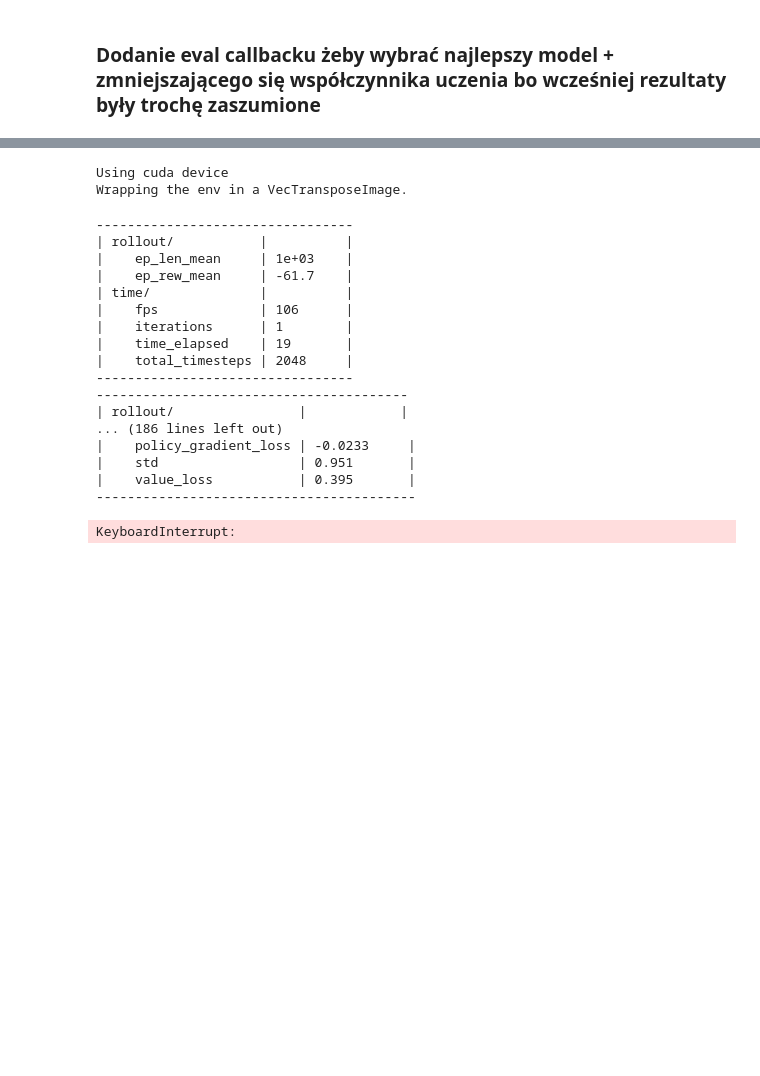
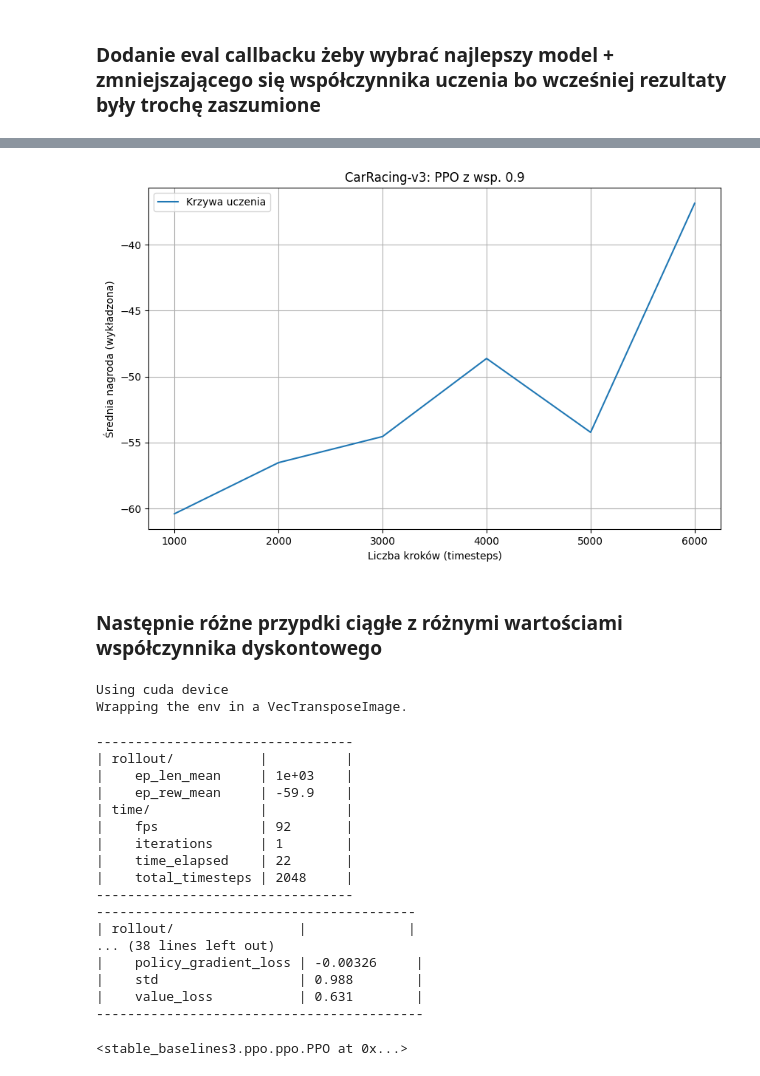
Before and after one commit to KlimaJaroslaw/InteligencjaObliczeniowa, a Jupyter notebook: proj03/proj3.ipynb, the cells around one changed output, grey strips where cells are left out. Saved outputs shown, nothing was run; the diff lists cells and outputs as text; code cells hidden in the pictures; blank space fills up the shorter version.

```diff
--- a/proj03/proj3.ipynb
+++ b/proj03/proj3.ipynb
@@ -368,7 +514,16 @@ class BestRewardLogger(BaseCallback):
+# %%
+plot_comparison(
+    log_dirs=["./logs/cont_09/"],
+    labels=["Krzywa uczenia"],
+    title="CarRacing-v3: PPO z wsp. 0.9"
+)
+# %% [output]
+[figure, added]
+# %% [markdown]
+### Następnie różne przypdki ciągłe z różnymi wartościami współczynnika dyskontowego
 # %%
-from stable_baselines3.common.callbacks import EvalCallback
 env_car = gym.make("CarRacing-v3",render_mode="rgb_array",continuous=True)
-env_car = Monitor(env_car,log_dir)
+env_car = Monitor(env_car,log_dir_cont_99)
 env_car = DummyVecEnv([lambda: env_car])
 env_car = VecFrameStack(env_car, n_stack=4)
 
@@ -382,32 +537,31 @@ eval_callback = EvalCallback(
     log_path="./logs/results/",
     eval_freq=10000,
     deterministic=True,
+    n_eval_episodes=10,
     render=False,
     verbose=1,
     callback_on_new_best=BestRewardLogger()
 )
 model_car = PPO("CnnPolicy",env_car,verbose=1)
-model_car.learn(total_timesteps=500000,callback=eval_callback)
-model_car.save("ppo_car_model_with_callback")
-run_model_opt(model_car)
+model_car.learn(total_timesteps=500_000,callback=eval_callback)
 # %% [output]
 Using cuda device
 Wrapping the env in a VecTransposeImage.
 ---------------------------------
 | rollout/           |          |
 |    ep_len_mean     | 1e+03    |
-|    ep_rew_mean     | -61.7    |
+|    ep_rew_mean     | -59.9    |
 | time/              |          |
-|    fps             | 106      |
+|    fps             | 92       |
 |    iterations      | 1        |
-|    time_elapsed    | 19       |
+|    time_elapsed    | 22       |
 |    total_timesteps | 2048     |
 ---------------------------------
-----------------------------------------
-| rollout/                |            |
-... (186 lines left out)
-|    policy_gradient_loss | -0.0233     |
-|    std                  | 0.951       |
-|    value_loss           | 0.395       |
 -----------------------------------------
+| rollout/                |             |
+... (38 lines left out)
+|    policy_gradient_loss | -0.00326     |
+|    std                  | 0.988        |
+|    value_loss           | 0.631        |
+------------------------------------------
-KeyboardInterrupt:
+<stable_baselines3.ppo.ppo.PPO at 0x...>
```
Also changed, not shown: parts of 33 cells of this notebook, 5 other files.
